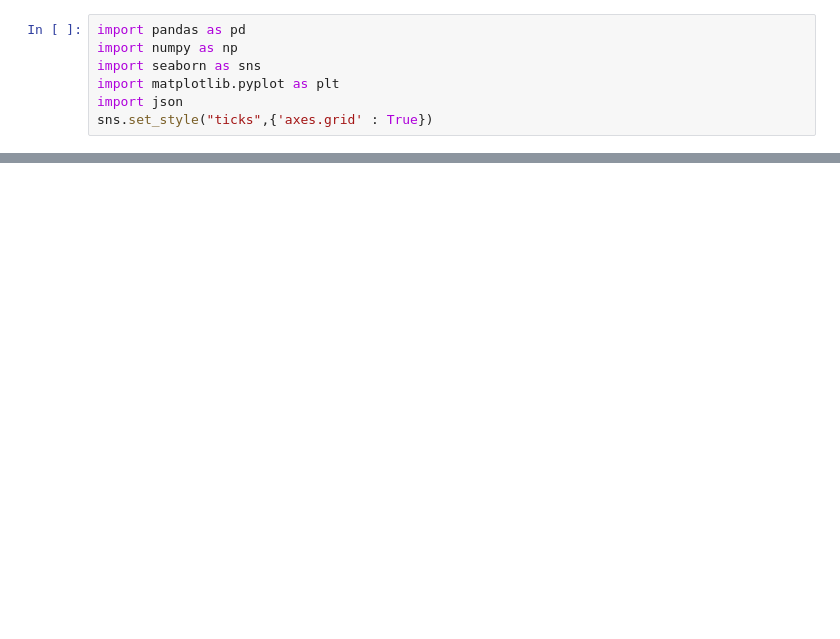
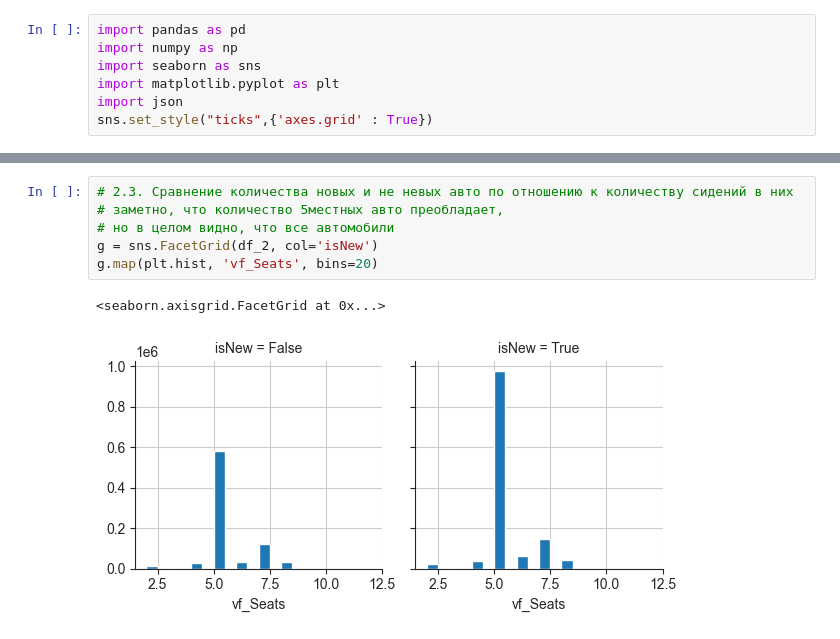
Before and after one commit to Electrotubbie/practice_N6_DE, a Jupyter notebook: plotting.ipynb, the cells around one changed output, grey strips where cells are left out. Drawn from its saved outputs; the diff is of its cells as text; blank space fills up the shorter version.

```diff
--- a/plotting.ipynb
+++ b/plotting.ipynb
@@ -146,0 +104,9 @@ df_2.groupby(df_2['vf_ModelYear'])["vf_TopSpeedMPH"].mean().plot()
+# %%
+# 2.3. Сравнение количества новых и не невых авто по отношению к количеству сидений в них
+# заметно, что количество 5местных авто преобладает,
+# но в целом видно, что все автомобили
+g = sns.FacetGrid(df_2, col='isNew')
+g.map(plt.hist, 'vf_Seats', bins=20)
+# %% [output]
+<seaborn.axisgrid.FacetGrid at 0x...>
+[figure, added]
```
Also changed, not shown: parts of 50 cells of this notebook, 2 other files.
